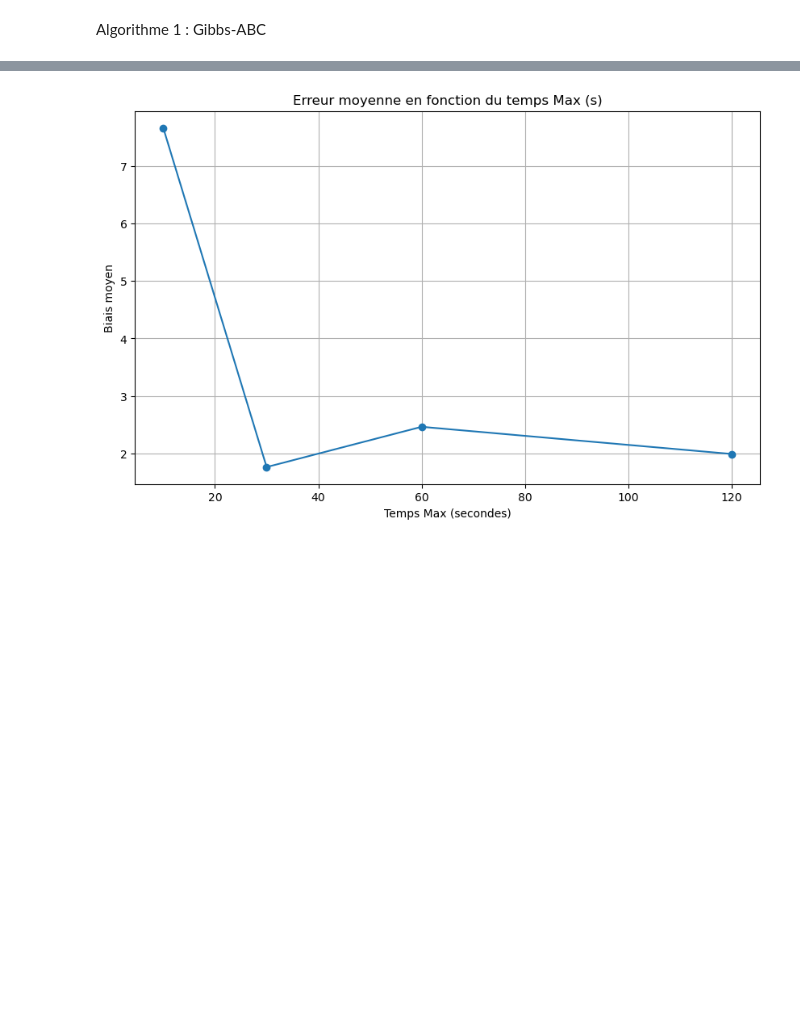
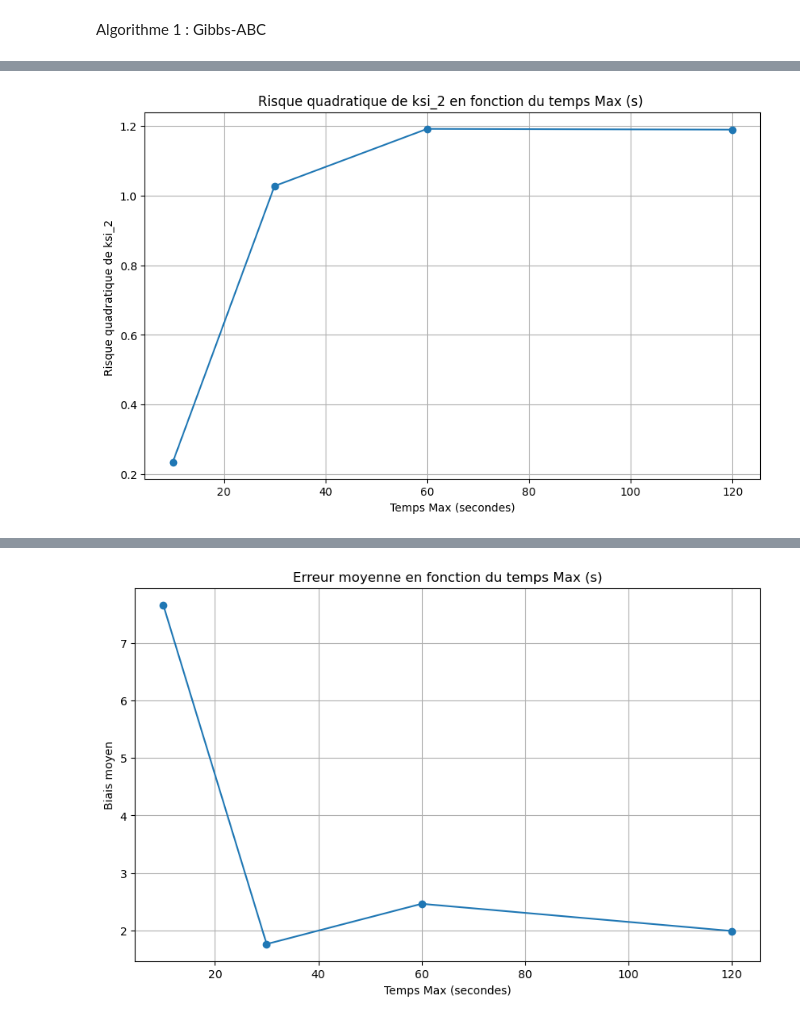
Before and after one commit to sarahthoumyre/GibbsABC, a Jupyter notebook: Main.ipynb, the cells around one changed output, grey strips where cells are left out. Drawn from its saved outputs; the diff is of its cells as text; code cells hidden in the pictures; blank space fills up the shorter version.

```diff
--- a/Main.ipynb
+++ b/Main.ipynb
@@ -364,11 +380,13 @@ plt.show()
 # %%
 plt.figure(figsize=(10, 6))
-plt.plot(temps_max_values, erreur_quadratique, marker='o', linestyle='-')
-plt.title('Erreur quadratique moyenne de ksi_2 en fonction du temps Max (s) ')
-plt.ylabel('Erreur quadratique moyenne de ksi_2 ')
+plt.plot(temps_max_values, erreur_quadratique_1, marker='o', linestyle='-')
+plt.title('Risque quadratique de ksi_2 en fonction du temps Max (s) ')
+plt.ylabel('Risque quadratique de ksi_2 ')
 plt.xlabel('Temps Max (secondes)')
 plt.grid(True)
 plt.show()
+# %% [output]
+[figure, added]
 # %%
 def changepoids(simui, nouveps, eps, T, M):
     if simui[0]==0:
```
Also changed, not shown: parts of 8 cells of this notebook.
